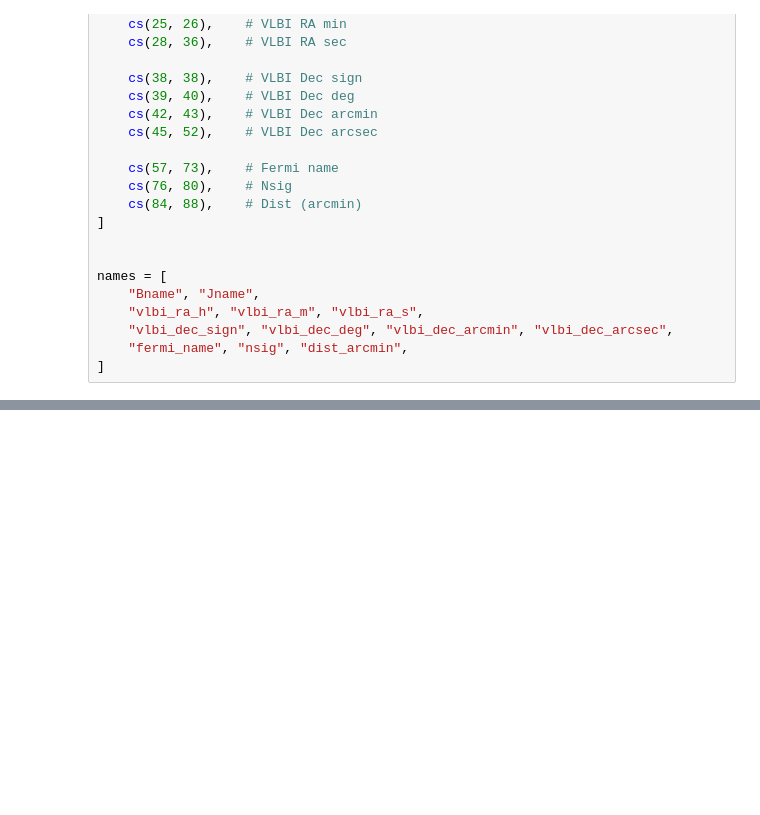
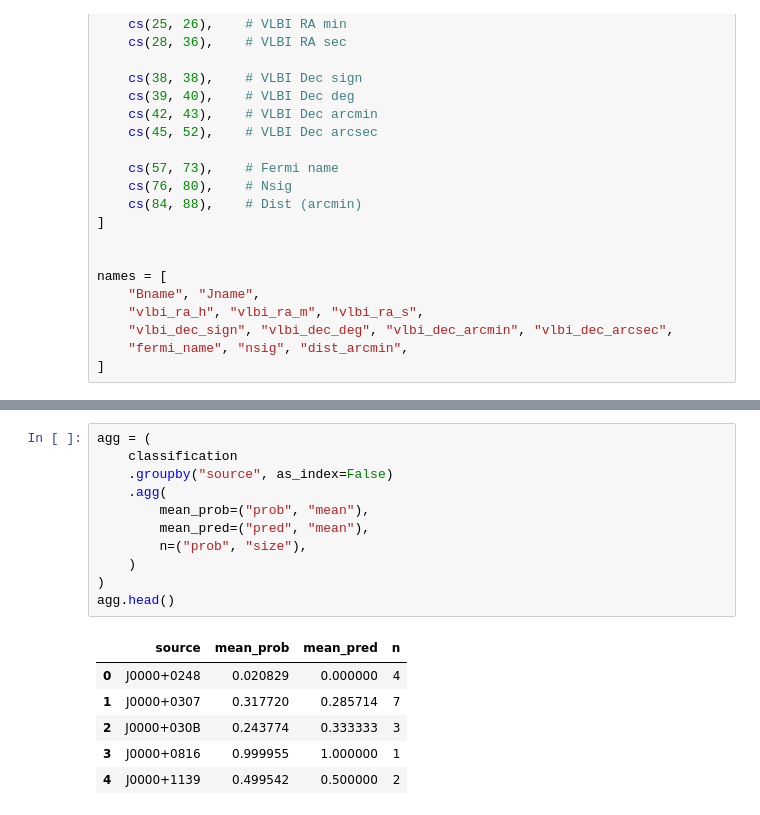
Before and after one commit to dimicorn/jet_agn_gamma, a Jupyter notebook: notebooks/fermi.ipynb, the cells around one changed output, grey strips where cells are left out. Cells and saved outputs as stored; diff of their text form; blank space fills up the shorter version.

```diff
--- a/notebooks/fermi.ipynb
+++ b/notebooks/fermi.ipynb
@@ -70,0 +66,18 @@ maps.head()
+# %%
+agg = (
+    classification
+    .groupby("source", as_index=False)
+    .agg(
+        mean_prob=("prob", "mean"),
+        mean_pred=("pred", "mean"),
+        n=("prob", "size"),
+    )
+)
+agg.head()
+# %% [output]
+|  | source | mean_prob | mean_pred | n |
+| 0 | J0000+0248 | 0.020829 | 0.000000 | 4 |
+| 1 | J0000+0307 | 0.317720 | 0.285714 | 7 |
+| 2 | J0000+030B | 0.243774 | 0.333333 | 3 |
+| 3 | J0000+0816 | 0.999955 | 1.000000 | 1 |
+| 4 | J0000+1139 | 0.499542 | 0.500000 | 2 |
```
Also changed, not shown: parts of 18 cells of this notebook, 8 other files.
